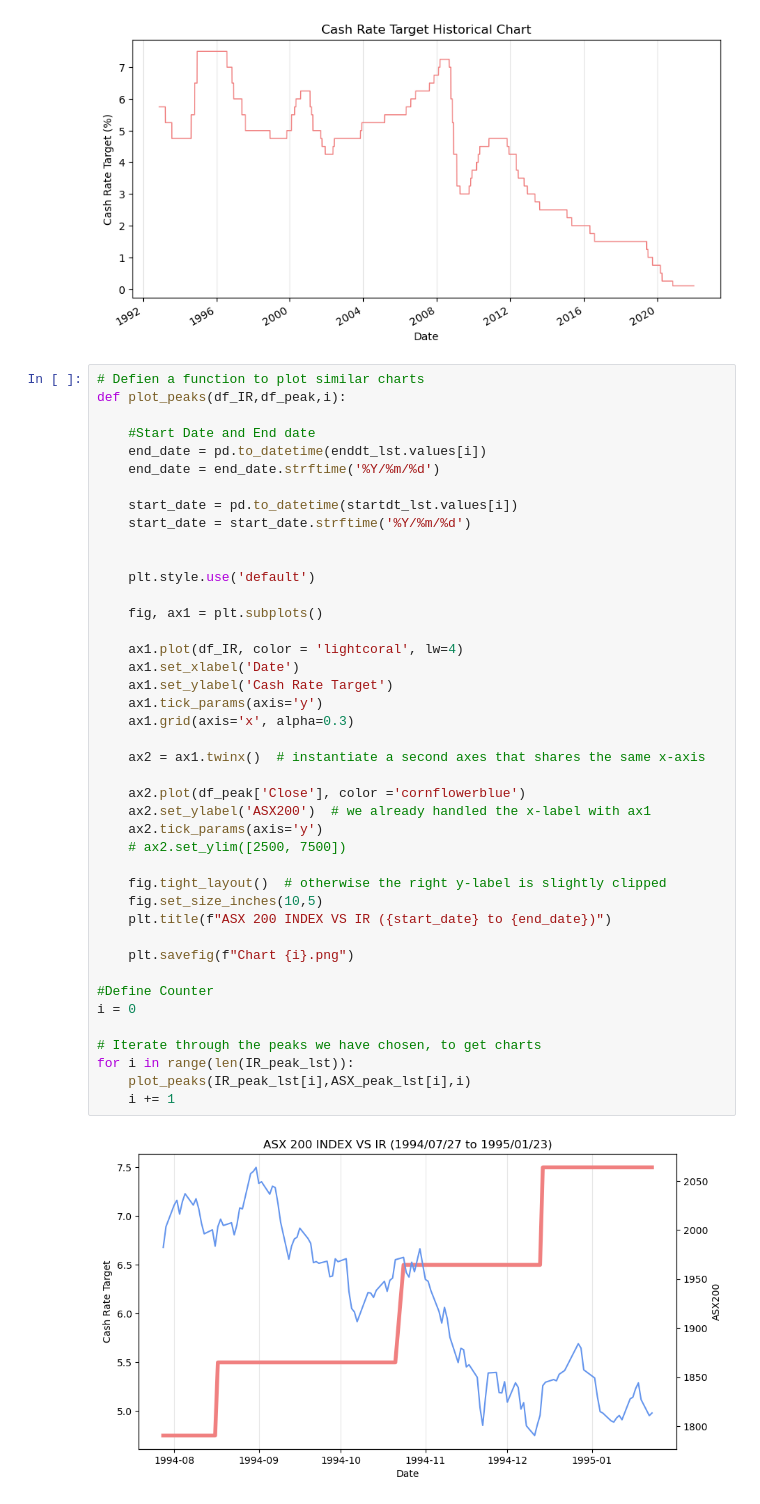
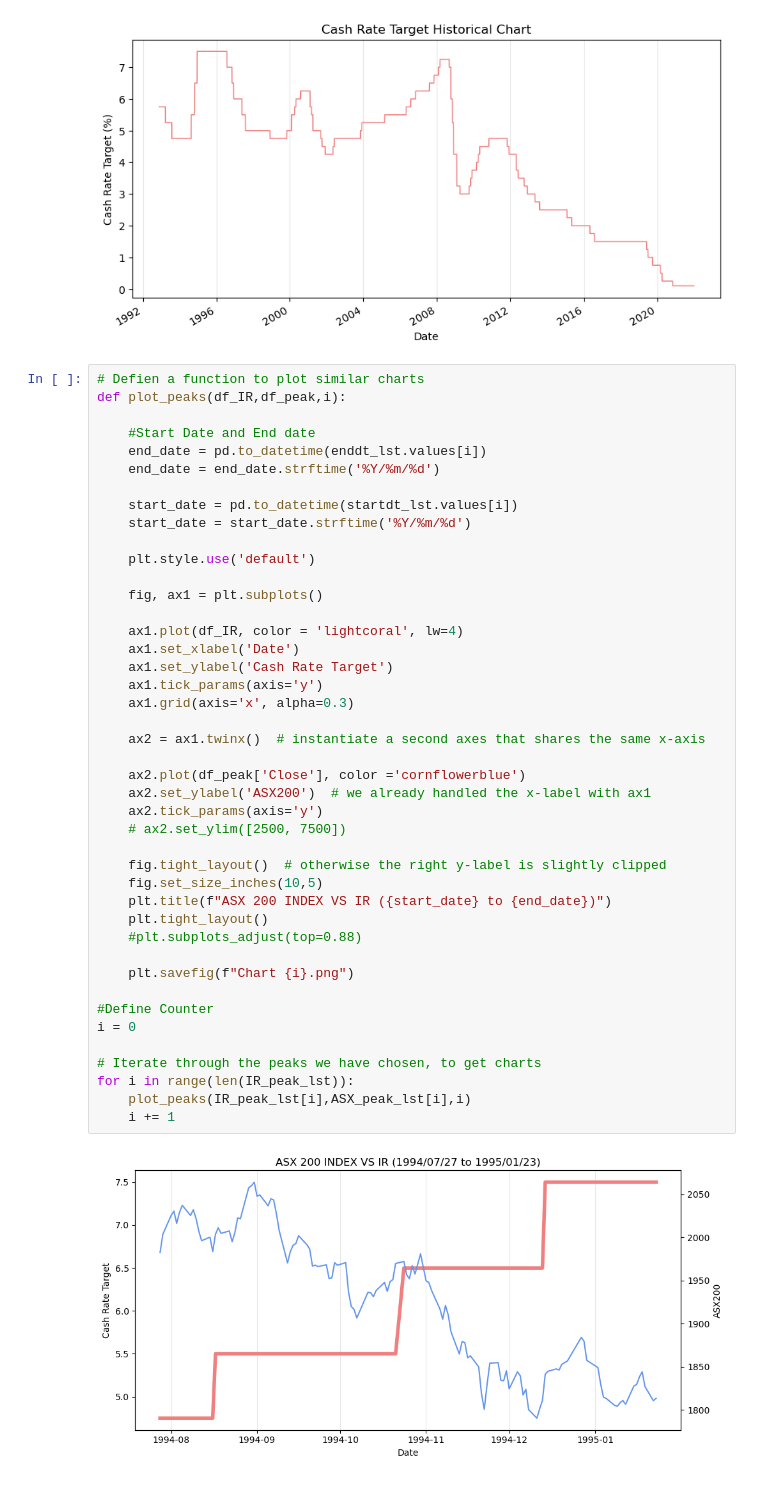
Before and after one commit to Richard-Turnbull/project-1, a Jupyter notebook: Project-1-Notebook.ipynb, the cells around one changed output. Cells and saved outputs as stored; diff of their text form.

```diff
--- a/Project-1-Notebook.ipynb
+++ b/Project-1-Notebook.ipynb
@@ -125,37 +127,38 @@ def plot_peaks(df_IR,df_peak,i):
 
     start_date = pd.to_datetime(startdt_lst.values[i])
     start_date = start_date.strftime('%Y/%m/%d')
-
 
     plt.style.use('default')
 
     fig, ax1 = plt.subplots()
 
     ax1.plot(df_IR, color = 'lightcoral', lw=4)
     ax1.set_xlabel('Date')
     ax1.set_ylabel('Cash Rate Target')
     ax1.tick_params(axis='y')
     ax1.grid(axis='x', alpha=0.3)
 
     ax2 = ax1.twinx()  # instantiate a second axes that shares the same x-axis
 
     ax2.plot(df_peak['Close'], color ='cornflowerblue')
     ax2.set_ylabel('ASX200')  # we already handled the x-label with ax1
     ax2.tick_params(axis='y')
     # ax2.set_ylim([2500, 7500])
 
     fig.tight_layout()  # otherwise the right y-label is slightly clipped
     fig.set_size_inches(10,5)
     plt.title(f"ASX 200 INDEX VS IR ({start_date} to {end_date})")
+    plt.tight_layout()
+    #plt.subplots_adjust(top=0.88)
 
     plt.savefig(f"Chart {i}.png")
 
 #Define Counter
 i = 0
 
 # Iterate through the peaks we have chosen, to get charts
 for i in range(len(IR_peak_lst)):
     plot_peaks(IR_peak_lst[i],ASX_peak_lst[i],i)
     i += 1
 # %% [output]
-[figure, old version]
+[figure, new version]
```
Also changed, not shown: parts of 2 cells of this notebook, 5 other files.
